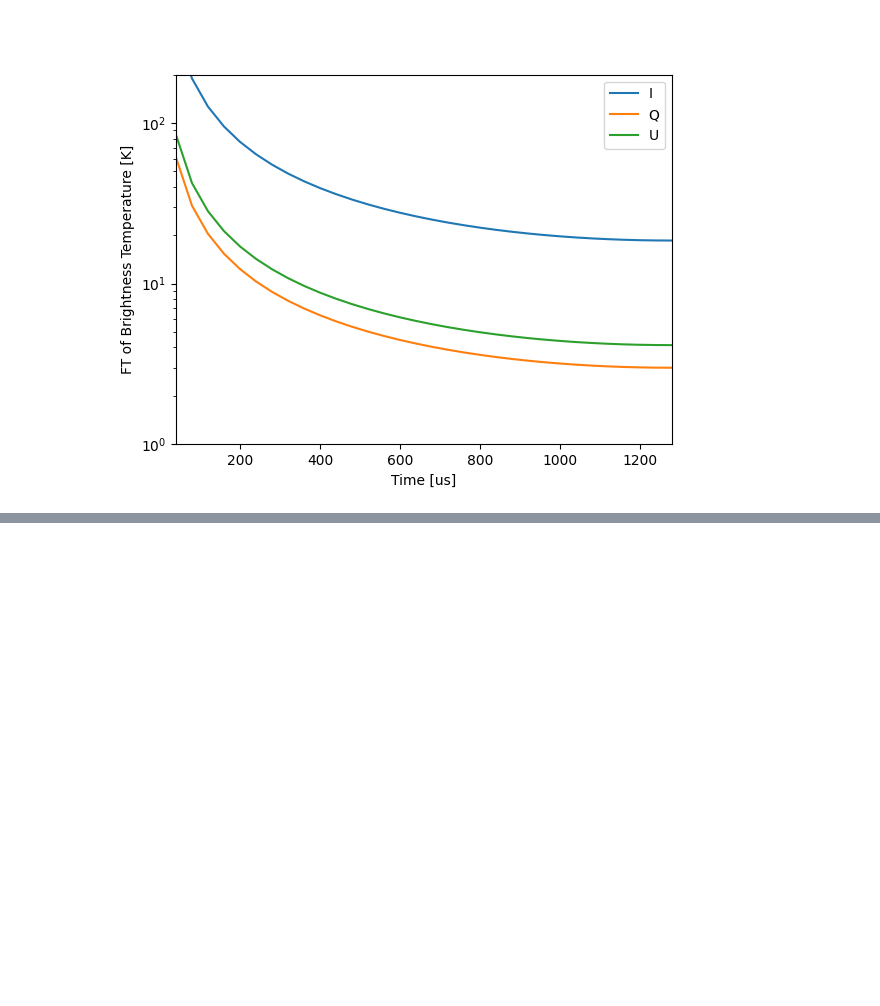
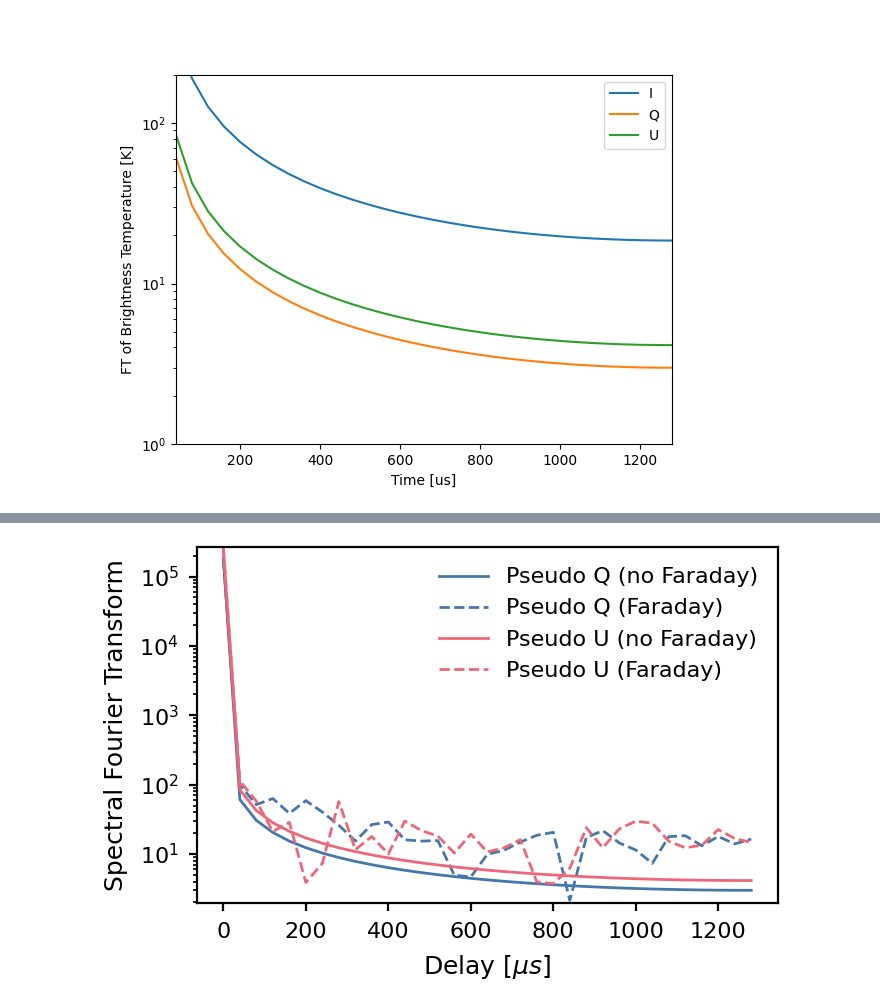
Before and after one commit to christianhbye/lusee_faraday, a Jupyter notebook: notebooks/wmap.ipynb, the cells around one changed output, grey strips where cells are left out. Cells and saved outputs as stored; diff of their text form; code cells hidden in the pictures; blank space fills up the shorter version.

```diff
--- a/notebooks/wmap.ipynb
+++ b/notebooks/wmap.ipynb
@@ -199,0 +231,59 @@ plt.show()
+# %%
+import matplotlib as mpl
+from matplotlib.ticker import LogLocator, NullFormatter
+
+# ——— Journal-ish defaults ———
+mpl.rcParams.update({
+    "figure.dpi": 200,
+    "font.size": 8,                # baseline; set labels/ticks below
+    "axes.labelsize": 9,
+    "xtick.labelsize": 8,
+    "ytick.labelsize": 8,
+    "legend.fontsize": 8,
+    "axes.linewidth": 0.8,
+    "xtick.major.size": 3.0,
+    "ytick.major.size": 3.0,
+    "xtick.major.width": 0.8,
+    "ytick.major.width": 0.8,
+    "xtick.minor.size": 1.5,
+    "ytick.minor.size": 1.5,
+    "xtick.minor.width": 0.6,
+    "ytick.minor.width": 0.6,
+})
+
+fig, ax = plt.subplots(figsize=(3.45, 2.25), constrained_layout=True)
+
+# Colors (Paul Tol “Bright” for print)
+colors = {"B": "#4477AA", "A": "#EE6677"}
+
+ax.plot(tau, np.abs(_pQno), lw=1., color=colors["B"], linestyle="-",  marker="", label="Pseudo Q (no Faraday)")
+ax.plot(tau, np.abs(_pQ),  lw=1., color=colors["B"], linestyle="--", marker="", label="Pseudo Q (Faraday)")
+ax.plot(tau, np.abs(_pUno), lw=1., color=colors["A"], linestyle="-",  marker="", label="Pseudo U (no Faraday)")
+ax.plot(tau, np.abs(_pU),  lw=1., color=colors["A"], linestyle="--", marker="", label="Pseudo U (Faraday)")
+
+# Log y, with tight limits based on your data
+Y = np.vstack(np.abs([_pUno, _pU, _pQno, _pQ]))
+ymin = max(1e-3, np.nanmin(Y[Y > 0]) * 0.9)           # avoid 0 on log scale
+ymax = np.nanpercentile(Y, 99.5) * 1.05               # trim outliers = less white space
+ax.set_yscale("log")
+ax.set_ylim(ymin, ymax)
+
+# Better log ticks
+ax.yaxis.set_major_locator(LogLocator(base=10.0, numticks=6))
+ax.yaxis.set_minor_locator(LogLocator(base=10.0, subs=range(2,10), numticks=12))
+ax.yaxis.set_minor_formatter(NullFormatter())  # minor ticks unlabeled for cleanliness
+
+ax.set_xlabel("Delay $\\left[\\mu s \\right]$")
+ax.set_ylabel("Spectral Fourier Transform")
+
+# Compact legend or move mapping to caption
+leg = ax.legend(loc="upper right", frameon=False, handlelength=2.2)
+
+#plt.grid()
+
+# Save tight
+plt.savefig("LN_faraday.pdf", bbox_inches="tight")
+# plt.savefig("figure.png", dpi=600, bbox_inches="tight")
+plt.show()
+# %% [output]
+[figure, added]
```
Also changed, not shown: parts of 7 cells of this notebook.
